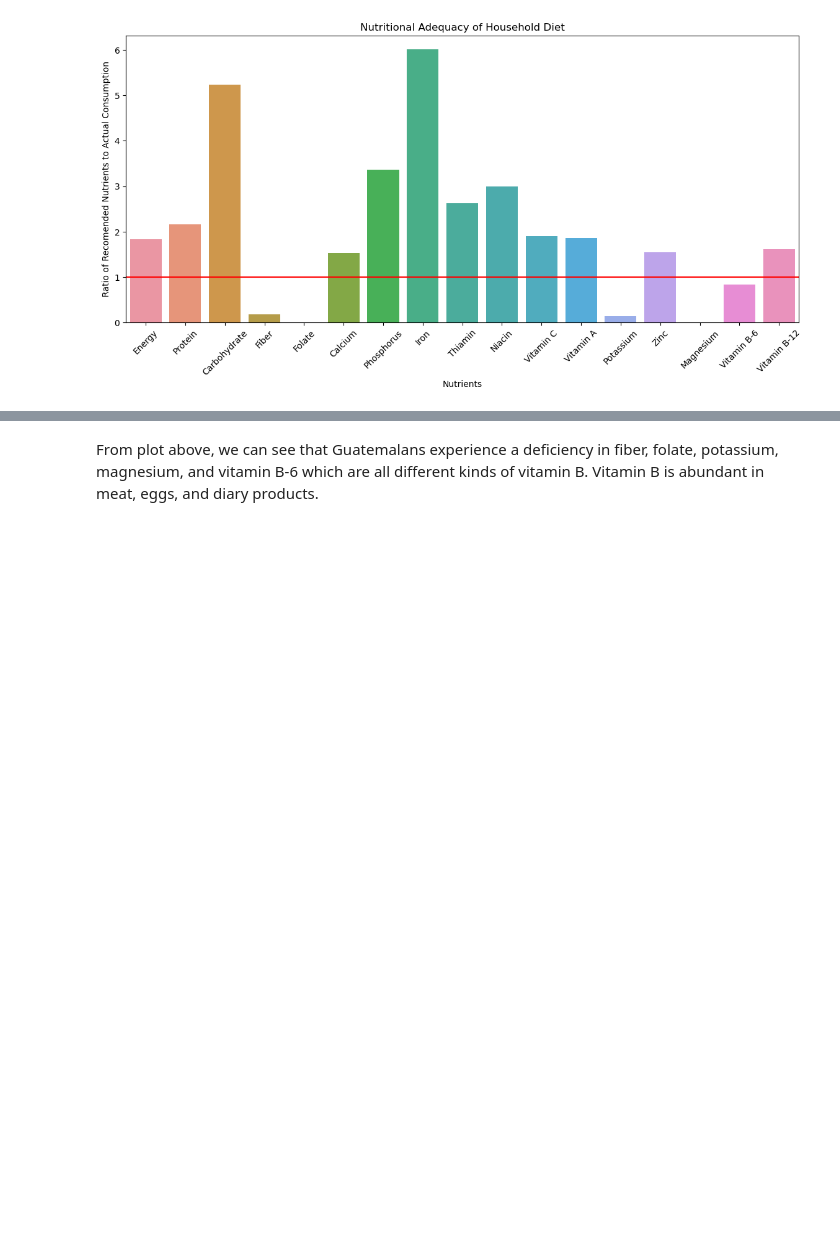
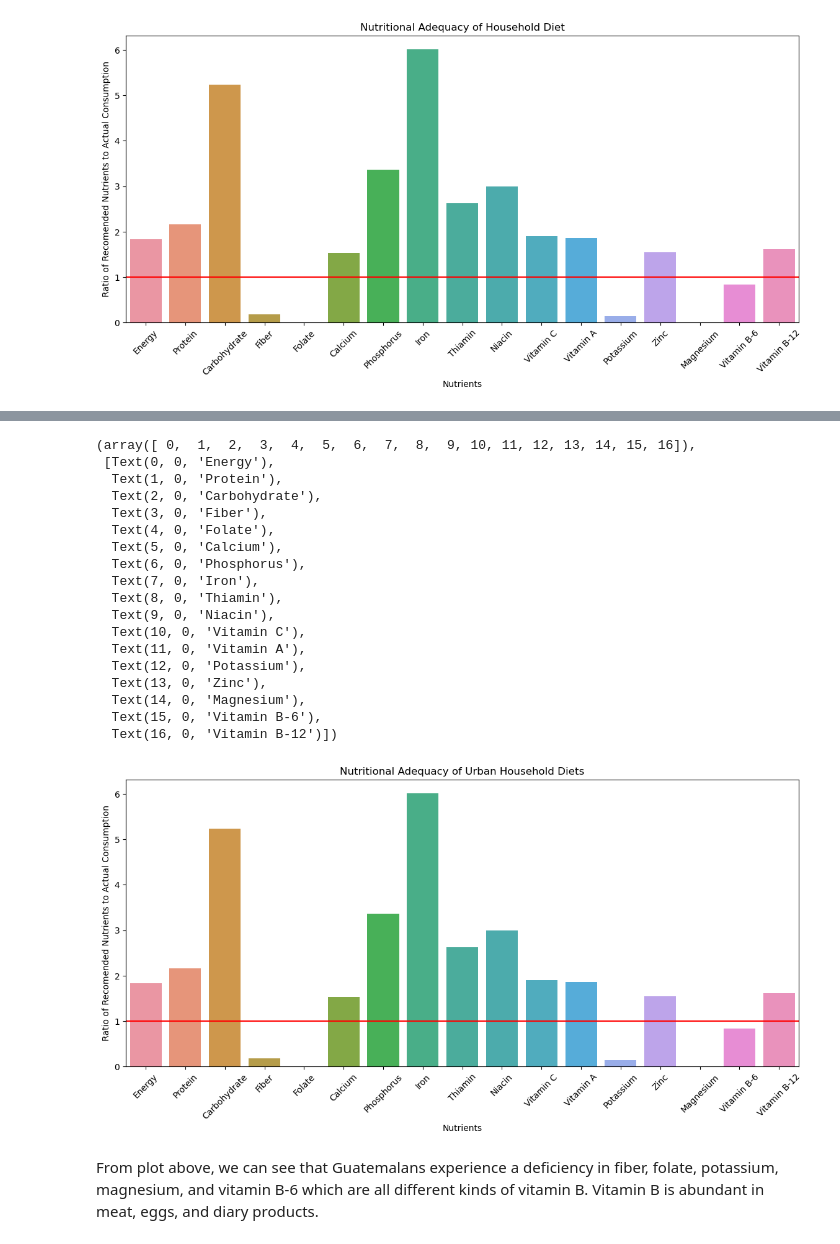
Before and after one commit to neha-lala/TWSchultz, a Jupyter notebook: Final. Code.ipynb, the cells around one changed output, grey strips where cells are left out. Saved outputs shown, nothing was run; the diff lists cells and outputs as text; code cells hidden in the pictures; blank space fills up the shorter version.

```diff
--- a/Final. Code.ipynb
+++ b/Final. Code.ipynb
@@ -800,2 +820,32 @@ plt.xticks(rotation=45)
+# %%
+import seaborn as sns
+import matplotlib.pyplot as plt
+plt.figure(figsize=(14,6))
+sns.barplot(x=u_nutrient_ratio.mean().index, y=u_nutrient_ratio.mean())
+plt.axhline(y = 1, color = 'r', linestyle = '-')
+plt.title("Nutritional Adequacy of Urban Household Diets")
+plt.ylabel("Ratio of Recomended Nutrients to Actual Consumption")
+plt.xlabel("Nutrients")
+plt.xticks(rotation=45)
+# %% [output]
+(array([ 0,  1,  2,  3,  4,  5,  6,  7,  8,  9, 10, 11, 12, 13, 14, 15, 16]),
+ [Text(0, 0, 'Energy'),
+  Text(1, 0, 'Protein'),
+  Text(2, 0, 'Carbohydrate'),
+  Text(3, 0, 'Fiber'),
+  Text(4, 0, 'Folate'),
+  Text(5, 0, 'Calcium'),
+  Text(6, 0, 'Phosphorus'),
+  Text(7, 0, 'Iron'),
+  Text(8, 0, 'Thiamin'),
+  Text(9, 0, 'Niacin'),
+  Text(10, 0, 'Vitamin C'),
+  Text(11, 0, 'Vitamin A'),
+  Text(12, 0, 'Potassium'),
+  Text(13, 0, 'Zinc'),
+  Text(14, 0, 'Magnesium'),
+  Text(15, 0, 'Vitamin B-6'),
+  Text(16, 0, 'Vitamin B-12')])
+[figure, added]
 # %% [markdown]
 From plot above, we can see that Guatemalans experience a deficiency in fiber, folate, potassium, magnesium, and vitamin B-6 which are all different kinds of vitamin B. Vitamin B is abundant in meat, eggs, and diary products.
```
Also changed, not shown: parts of 2 cells of this notebook.
